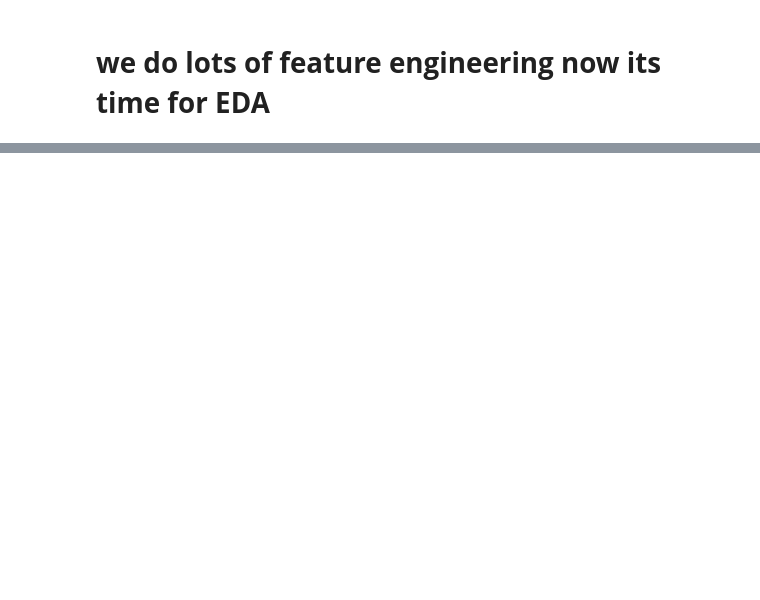
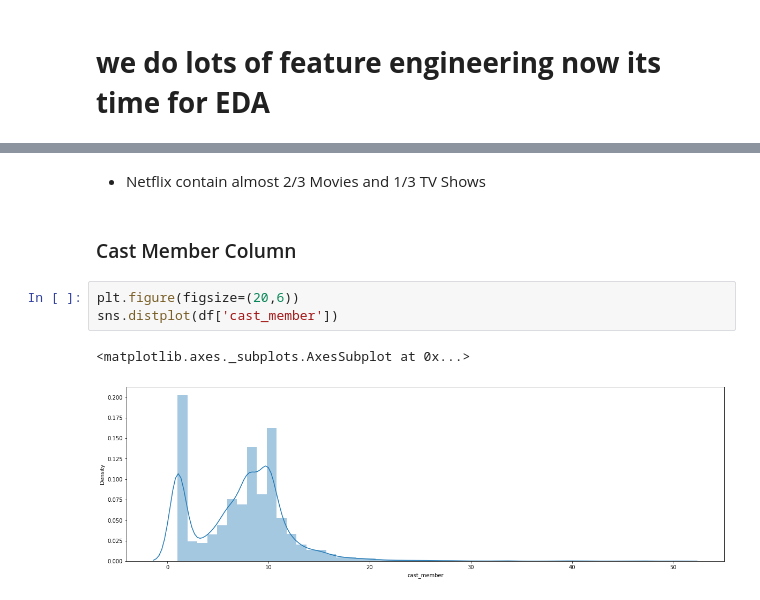
Before and after one commit to tarun422/Netflix-DataSet-Clustring, a Jupyter notebook: Netflix_Clustring.ipynb, the cells around one changed output, grey strips where cells are left out. Saved outputs shown, nothing was run; the diff lists cells and outputs as text; blank space fills up the shorter version.

```diff
--- a/Netflix_Clustring.ipynb
+++ b/Netflix_Clustring.ipynb
@@ -1229,0 +1226,10 @@ movies_df
+# %% [markdown]
+* Netflix contain almost 2/3 Movies and 1/3 TV Shows
+# %% [markdown]
+###  Cast Member Column
+# %%
+plt.figure(figsize=(20,6))
+sns.distplot(df['cast_member'])
+# %% [output]
+<matplotlib.axes._subplots.AxesSubplot at 0x...>
+[figure, added]
```
Also changed, not shown: parts of 57 cells of this notebook.
